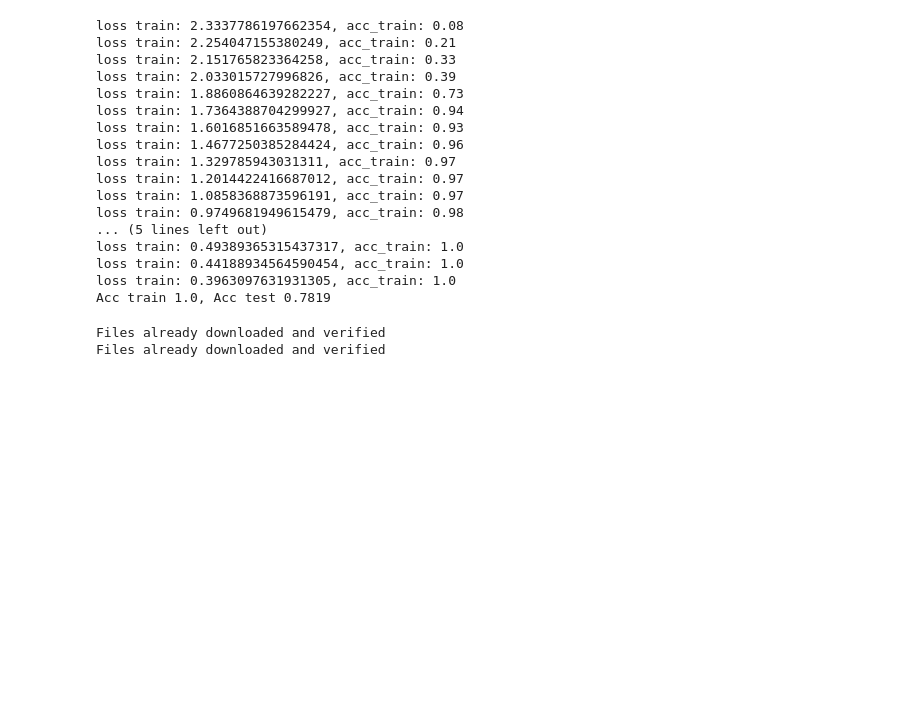
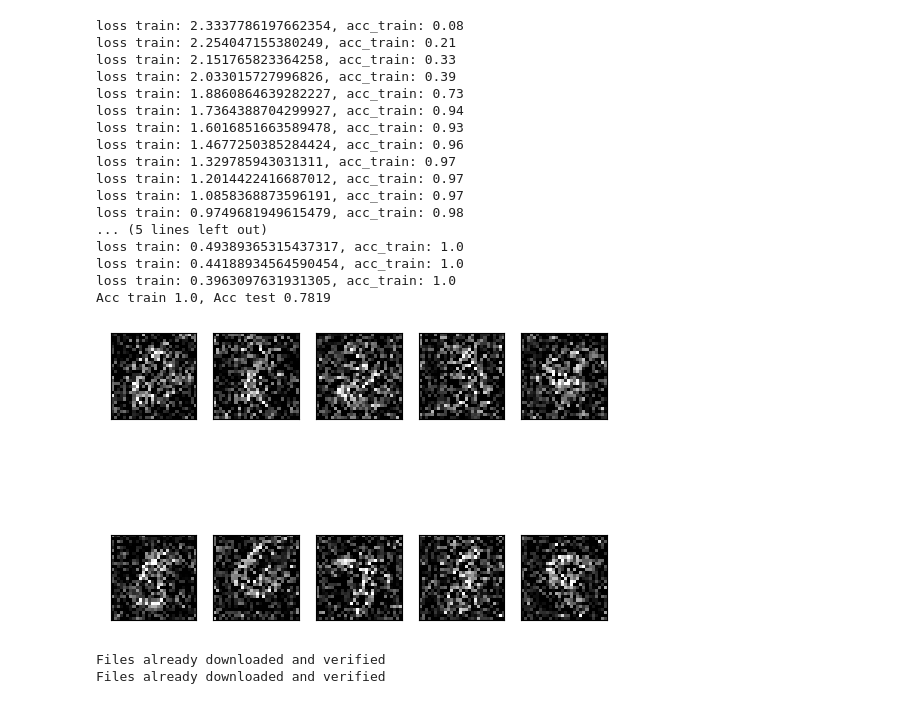
Before and after one commit to alantq/ECE1512_2022F_ProjectRepo_TianqiWang_YuxinZhi, a Jupyter notebook: task1.ipynb, the cells around one changed output. Cells and saved outputs as stored; diff of their text form; code cells hidden in the pictures; blank space fills up the shorter version.

Commit message:
2d graph

```diff
--- a/task1.ipynb
+++ b/task1.ipynb
@@ -572,6 +572,20 @@ loss train: 0.49389365315437317, acc_train: 1.0
 loss train: 0.44188934564590454, acc_train: 1.0
 loss train: 0.3963097631931305, acc_train: 1.0
 Acc train 1.0, Acc test 0.7819
+# %%
+image_syn_vis = copy.deepcopy(image_syn.detach().cpu())
+for ch in range(channel):
+    image_syn_vis[:, ch] = image_syn_vis[:, ch]  * std[ch] + mean[ch]
+image_syn_vis[image_syn_vis<0] = 0.0
+image_syn_vis[image_syn_vis>1] = 1.0
+for i in range(10):
+    plt.subplot(2,5,i+1)
+    plt.imshow(image_syn_vis[0+i*10][0], cmap=plt.cm.gray)
+    ax = plt.gca()
+    ax.get_xaxis().set_visible(False)
+    ax.get_yaxis().set_visible(False)
+# %% [output]
+[figure, added]
 # %%
 # ------------------------CIFAR initialize with noisy-----------------------------------------
 channel, im_size, num_classes, class_names, mean, std, dst_train, dst_test, testloader = get_dataset('CIFAR10',mnist_data)
```
Also changed, not shown: parts of 1 cell of this notebook.
